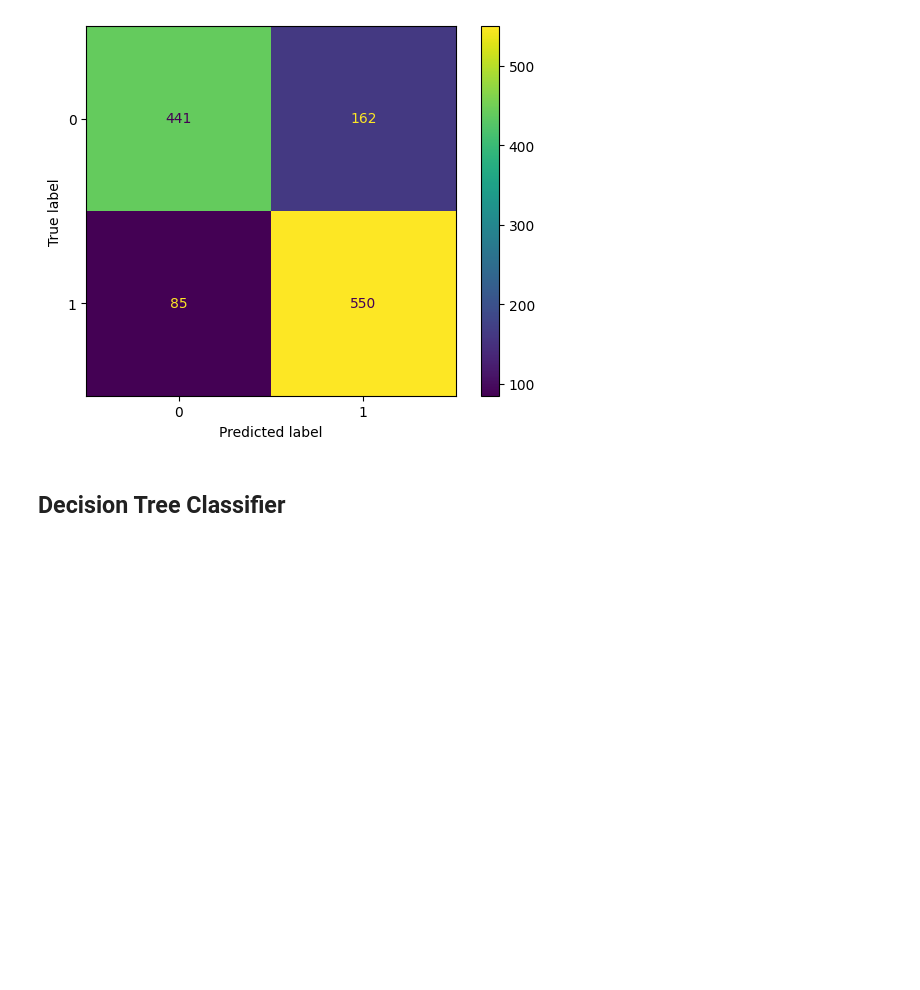
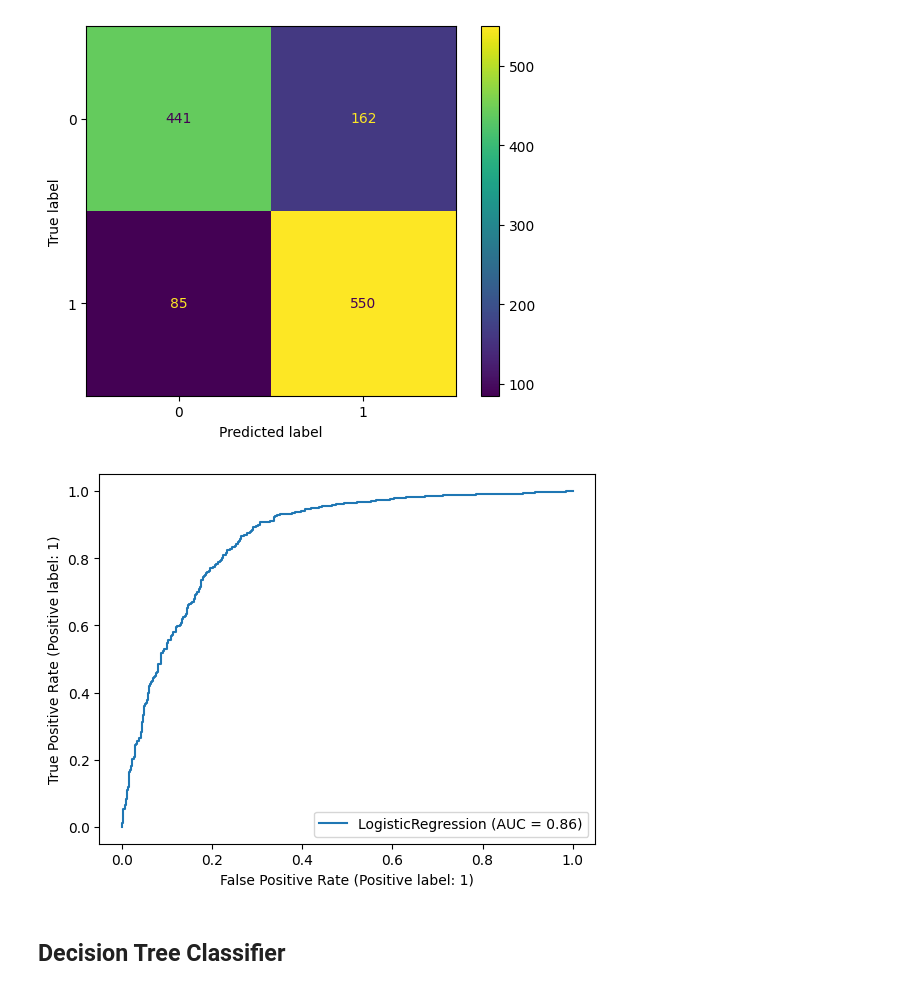
Before and after one commit to julieleung6/where_is_bigfoot, a Jupyter notebook: notebooks/modeling.ipynb, the cells around one changed output. Drawn from its saved outputs; the diff is of its cells as text; code cells hidden in the pictures; blank space fills up the shorter version.

```diff
--- a/notebooks/modeling.ipynb
+++ b/notebooks/modeling.ipynb
@@ -214,6 +205,10 @@ metrics.accuracy_score(y_test, y_pred_tuned_logreg)
 ConfusionMatrixDisplay.from_estimator(tuned_logreg, count_X_test, y_test);
 # %% [output]
 [figure]
+# %%
+RocCurveDisplay.from_estimator(tuned_logreg, count_X_test, y_test);
+# %% [output]
+[figure, added]
 # %% [markdown]
 ## Decision Tree Classifier
 # %%
```
Also changed, not shown: parts of 81 cells of this notebook, 7 other files.
